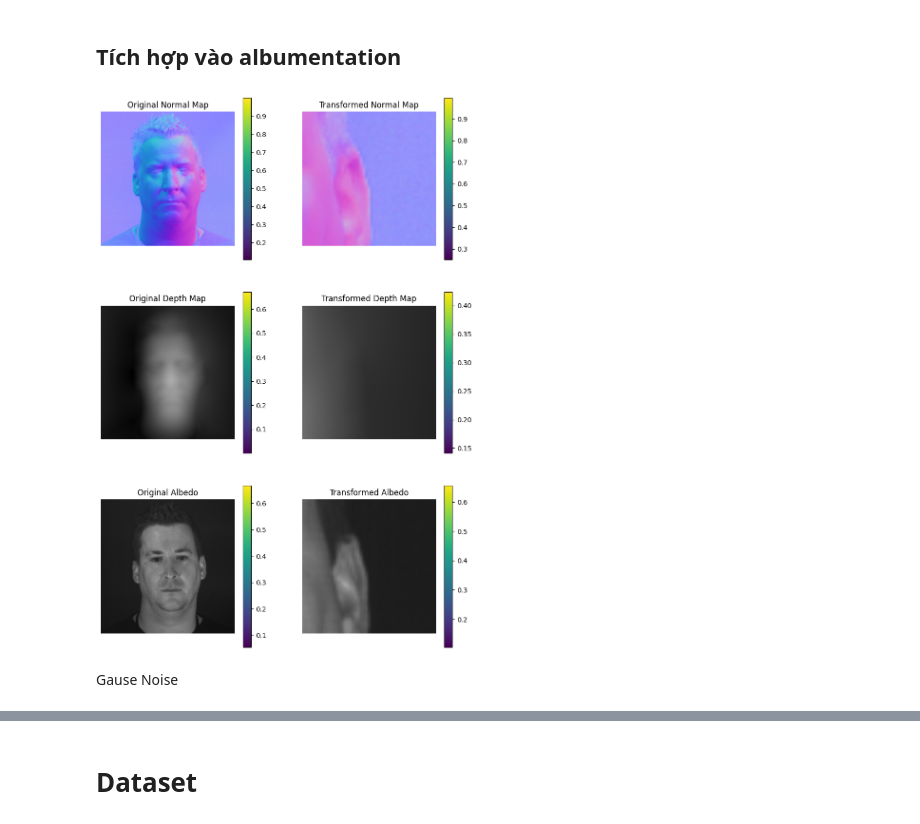
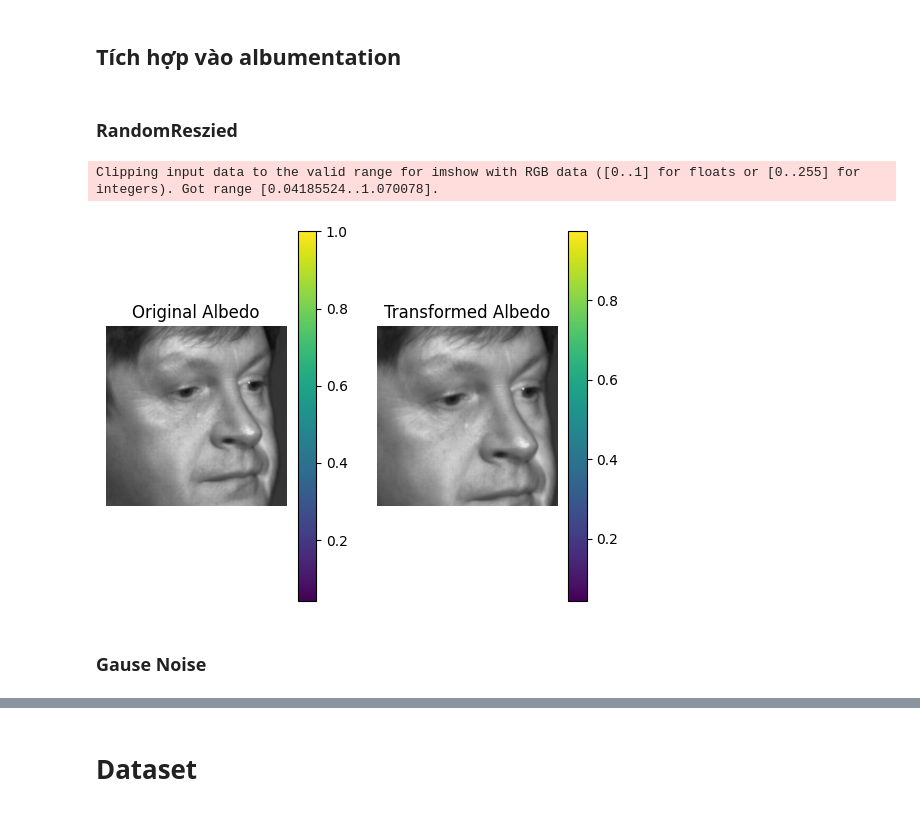
Before and after one commit to nkt780426/Bachelor-s-Project, a Jupyter notebook: test.ipynb, the cells around one changed output, grey strips where cells are left out. Drawn from its saved outputs; the diff is of its cells as text; code cells hidden in the pictures.

Commit message:
run finish albedo

```diff
--- a/test.ipynb
+++ b/test.ipynb
@@ -188,6 +187,8 @@ plt.show()
 [figure]
 # %% [markdown]
 ## Tích hợp vào albumentation
+# %% [markdown]
+### RandomReszied
 # %%
 import numpy as np
 import cv2
@@ -219,8 +220,8 @@ class RandomResizedCropRect(A.ImageOnlyTransform):
         # Tạo giá trị ngẫu nhiên chung cho tất cả các ảnh
         random_scale = np.random.uniform(*self.scale)
         img_height, img_width, _ = kwargs['image'].shape  # Lấy kích thước của ảnh chính
-        x = np.random.randint(0, img_width - int(img_width * random_scale) + 1)
-        y = np.random.randint(0, img_height - int(img_height * random_scale) + 1)
+        x = np.random.randint(0, img_width - int(img_width * random_scale) - 1)
+        y = np.random.randint(0, img_height - int(img_height * random_scale) - 1)
 
         # Tiến hành transform trên tất cả các ảnh (chính và bổ sung)
         result = {}
@@ -233,59 +234,57 @@ class RandomResizedCropRect(A.ImageOnlyTransform):
         return result
 # %%
 transform = A.Compose([
-    RandomResizedCropRect(size=256, scale=(0.2, 0.2), p=1.0)
-], additional_targets={
-    'depthmap': 'image',
-    'normalmap': 'image'
-})
+    RandomResizedCropRect(size=256, scale=(0.8, 1), p=1.0)
+])
 
 # Áp dụng transformation
-transformed = transform(image=albedo, depthmap=depthmap, normalmap=normalmap)
+transformed = transform(image=albedo)
 # %%
 # Vẽ các ảnh sau khi áp dụng transform
-plt.figure(figsize=(10, 15))
+# plt.figure(figsize=(10, 15))
 
-plt.subplot(3, 2, 1)
-plt.title('Original Normal Map')
-plt.imshow(normalmap)
-plt.axis('off')
-plt.colorbar()
+# plt.subplot(3, 2, 1)
+# plt.title('Original Normal Map')
+# plt.imshow(normalmap)
+# plt.axis('off')
+# plt.colorbar()
 
-plt.subplot(3, 2, 2)
-plt.title('Transformed Normal Map')
-plt.imshow(transformed['normalmap'])
-plt.axis('off')
-plt.colorbar()
+# plt.subplot(3, 2, 2)
+# plt.title('Transformed Normal Map')
+# plt.imshow(transformed['normalmap'])
+# plt.axis('off')
+# plt.colorbar()
 
-plt.subplot(3, 2, 3)
-plt.title('Original Depth Map')
-plt.imshow(depthmap)
-plt.axis('off')
-plt.colorbar()
+# plt.subplot(3, 2, 3)
+# plt.title('Original Depth Map')
+# plt.imshow(depthmap)
+# plt.axis('off')
+# plt.colorbar()
 
-plt.subplot(3, 2, 4)
-plt.title('Transformed Depth Map')
-plt.imshow(transformed['depthmap'])
-plt.axis('off')
-plt.colorbar()
+# plt.subplot(3, 2, 4)
+# plt.title('Transformed Depth Map')
+# plt.imshow(transformed['depthmap'])
+# plt.axis('off')
+# plt.colorbar()
 
-plt.subplot(3, 2, 5)
+plt.subplot(1, 2, 1)
 plt.title('Original Albedo')
 plt.imshow(albedo)
 plt.axis('off')
 plt.colorbar()
 
-plt.subplot(3, 2, 6)
+plt.subplot(1, 2, 2)
 plt.title('Transformed Albedo')
 plt.imshow(transformed['image'])
 plt.axis('off')
 plt.colorbar()
 
 plt.show()
 # %% [output]
+Clipping input data to the valid range for imshow with RGB data ([0..1] for floats or [0..255] for integers). Got range [0.04185524..1.070078].
-[figure, old version]
+[figure, new version]
-# %% [markdown]
-Gause Noise
+# %% [markdown]
+### Gause Noise
 # %%
 class GaussianNoise(A.ImageOnlyTransform):
 
```
Also changed, not shown: parts of 10 cells of this notebook, 13 other files.
